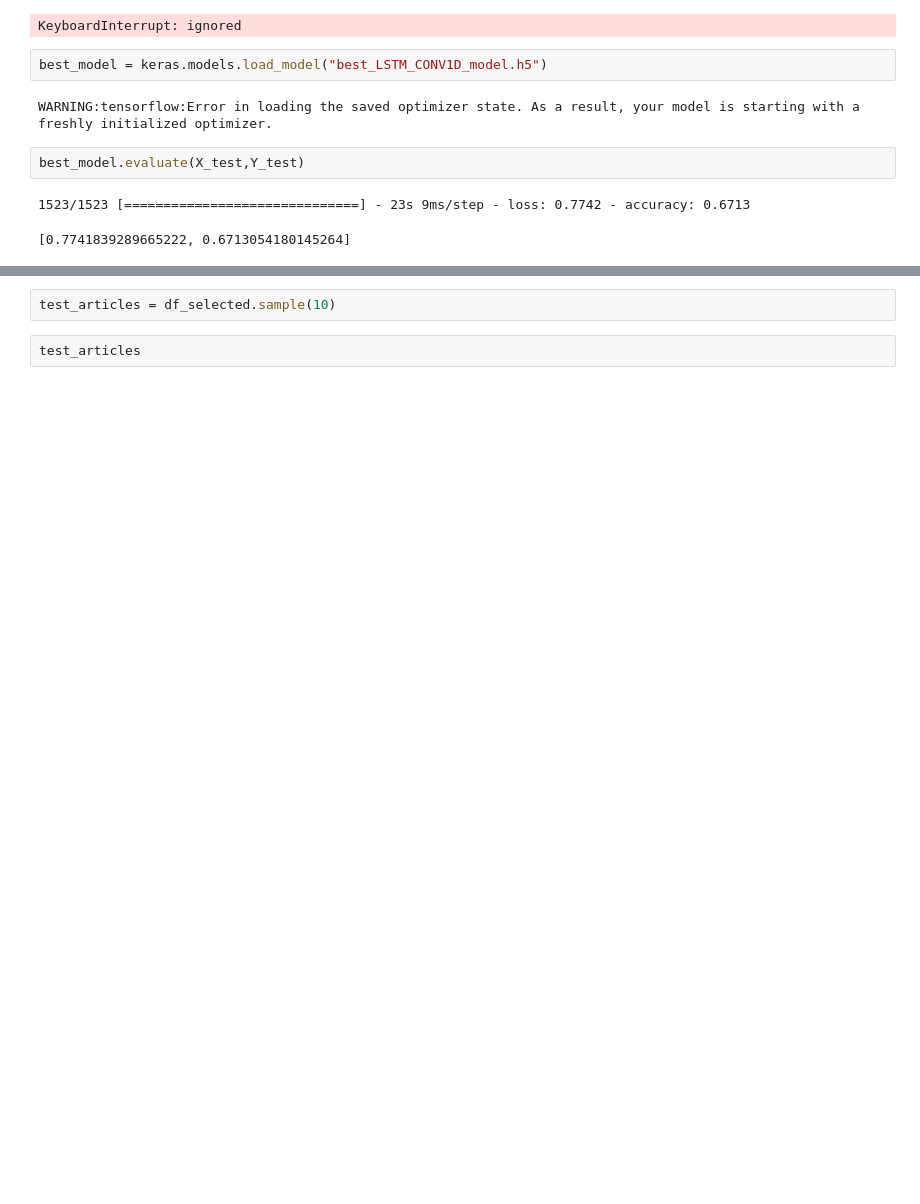
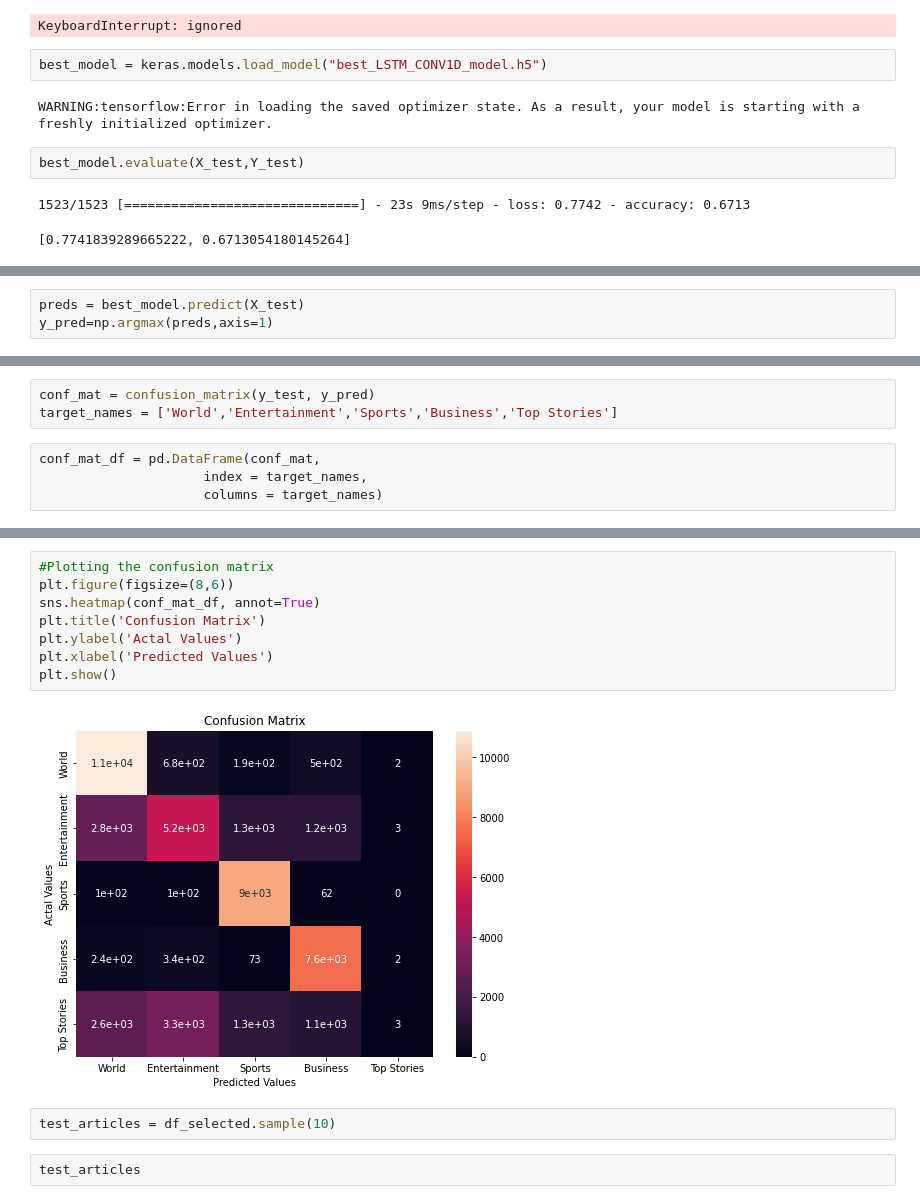
Before and after one commit to krisivarga/deep_learning_HW_big, a Jupyter notebook: LSTM_Text_Class.ipynb, the cells around one changed output, grey strips where cells are left out. Cells and saved outputs as stored; diff of their text form; blank space fills up the shorter version.

Commit message:
conf matrix etc

```diff
--- a/LSTM_Text_Class.ipynb
+++ b/LSTM_Text_Class.ipynb
@@ -542,0 +548,3 @@ best_model.evaluate(X_test,Y_test)
+# %%
+preds = best_model.predict(X_test)
+y_pred=np.argmax(preds,axis=1)
@@ -542,0 +565,7 @@ best_model.evaluate(X_test,Y_test)
+# %%
+conf_mat = confusion_matrix(y_test, y_pred)
+target_names = ['World','Entertainment','Sports','Business','Top Stories']
+# %%
+conf_mat_df = pd.DataFrame(conf_mat,
+                     index = target_names,
+                     columns = target_names)
@@ -543,3 +581,13 @@ best_model.evaluate(X_test,Y_test)
+# %%
+#Plotting the confusion matrix
+plt.figure(figsize=(8,6))
+sns.heatmap(conf_mat_df, annot=True)
+plt.title('Confusion Matrix')
+plt.ylabel('Actal Values')
+plt.xlabel('Predicted Values')
+plt.show()
+# %% [output]
+[figure, added]
 # %%
 test_articles = df_selected.sample(10)
 # %%
```
Also changed, not shown: parts of 3 cells of this notebook.
